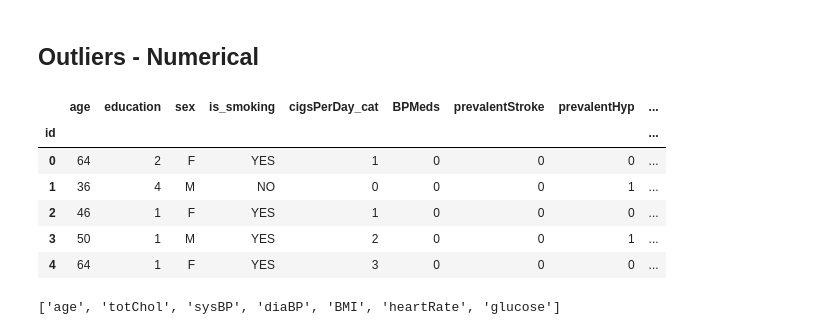
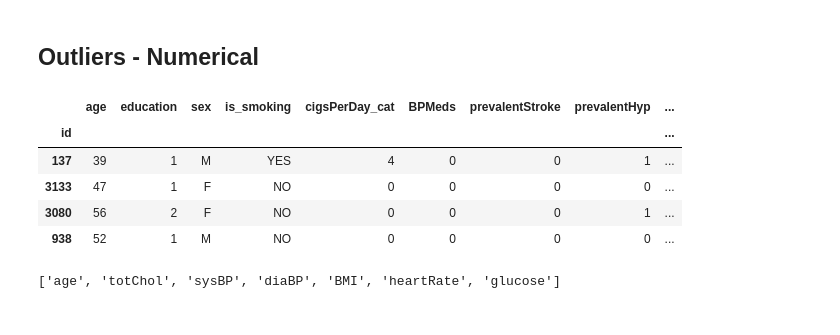
Before and after one commit to suchirmm/Heart_Disease_Risk, a Jupyter notebook: project_cardiovascular_risk.ipynb, the cells around one changed output. Drawn from its saved outputs; the diff is of its cells as text; code cells hidden in the pictures.

```diff
--- a/project_cardiovascular_risk.ipynb
+++ b/project_cardiovascular_risk.ipynb
@@ -854,16 +864,15 @@ plt.show()
 [figure]
 # %% [markdown]
 ## **Outliers - Numerical**
-# %%
-df.head()
-# %% [output]
-|  | age | education | sex | is_smoking | cigsPerDay_cat | BPMeds | prevalentStroke | prevalentHyp | ... |
-| id |  |  |  |  |  |  |  |  | ... |
-| 0 | 64 | 2 | F | YES | 1 | 0 | 0 | 0 | ... |
-| 1 | 36 | 4 | M | NO | 0 | 0 | 0 | 1 | ... |
-| 2 | 46 | 1 | F | YES | 1 | 0 | 0 | 0 | ... |
-| 3 | 50 | 1 | M | YES | 2 | 0 | 0 | 1 | ... |
-| 4 | 64 | 1 | F | YES | 3 | 0 | 0 | 0 | ... |
+# %%
+df.sample(4)
+# %% [output]
+|  | age | education | sex | is_smoking | cigsPerDay_cat | BPMeds | prevalentStroke | prevalentHyp | ... |
+| id |  |  |  |  |  |  |  |  | ... |
+| 137 | 39 | 1 | M | YES | 4 | 0 | 0 | 1 | ... |
+| 3133 | 47 | 1 | F | NO | 0 | 0 | 0 | 0 | ... |
+| 3080 | 56 | 2 | F | NO | 0 | 0 | 0 | 1 | ... |
+| 938 | 52 | 1 | M | NO | 0 | 0 | 0 | 0 | ... |
 # %%
 numerical_variables
 # %% [output]
```
Also changed, not shown: parts of 64 cells of this notebook.
